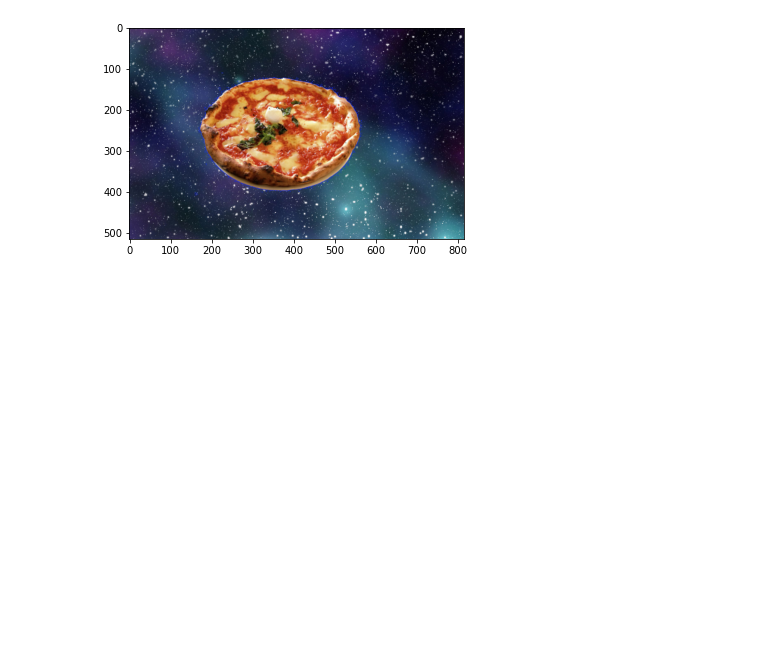
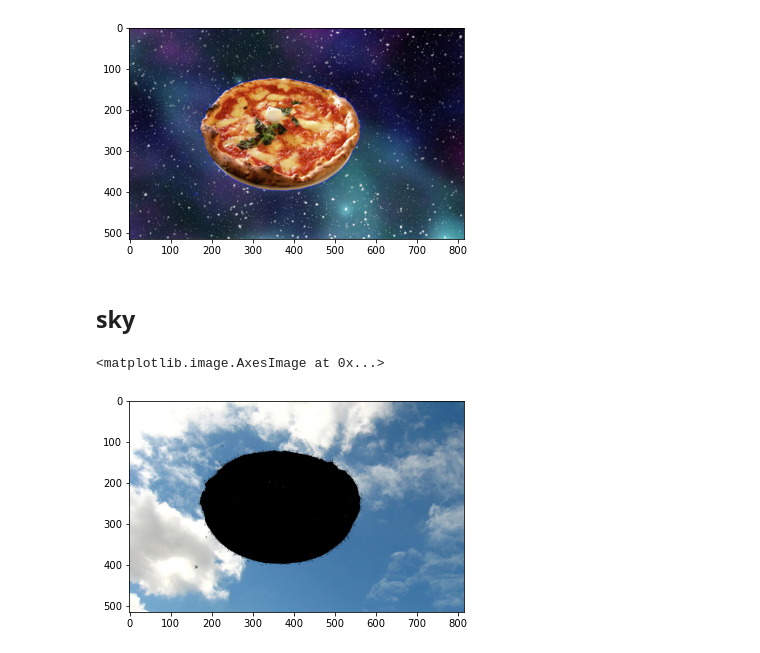
Before and after one commit to MarkRoy8888/CVND_Exercises, a Jupyter notebook: 1_1_Image_Representation/3. Blue Screen.ipynb, the cells around one changed output. Saved outputs shown, nothing was run; the diff lists cells and outputs as text; code cells hidden in the pictures; blank space fills up the shorter version.

```diff
--- a/1_1_Image_Representation/3. Blue Screen.ipynb
+++ b/1_1_Image_Representation/3. Blue Screen.ipynb
@@ -89,3 +89,21 @@ plt.imshow(complete_image)
 # %% [output]
 <matplotlib.image.AxesImage at 0x...>
 [figure]
+# %% [markdown]
+## sky
+# %%
+# Load in a background image, and convert it to RGB
+background_image = cv2.imread('images/sky.jpg')
+background_image = cv2.cvtColor(background_image, cv2.COLOR_BGR2RGB)
+
+# Crop it to the right size (514x816)
+crop_background = background_image[0:514, 0:816]
+
+# Mask the cropped background so that the pizza area is blocked
+crop_background[mask == 0] = [0, 0, 0]
+
+# Display the background
+plt.imshow(crop_background)
+# %% [output]
+<matplotlib.image.AxesImage at 0x...>
+[figure, added]
```
Also changed, not shown: parts of 1 cell of this notebook.
